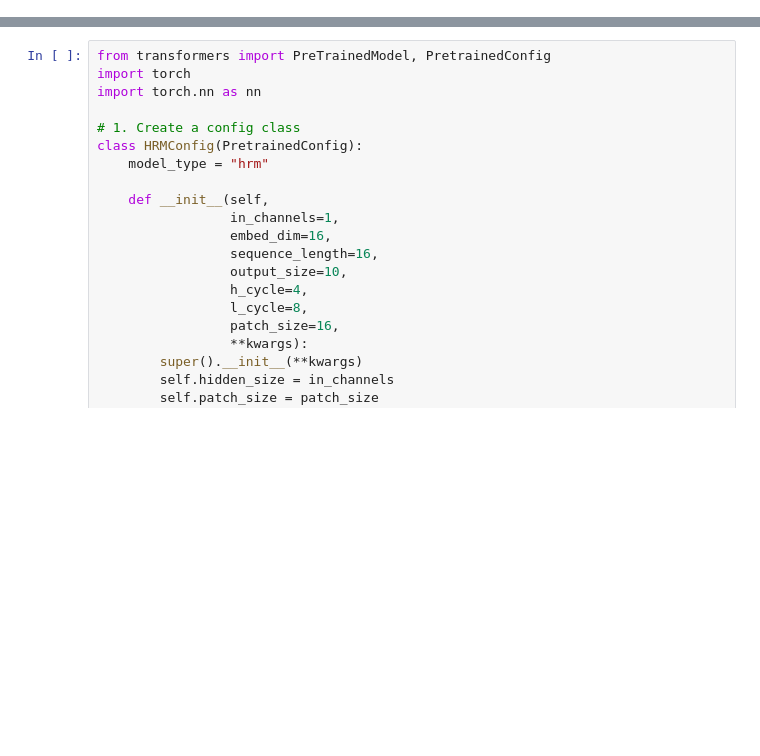
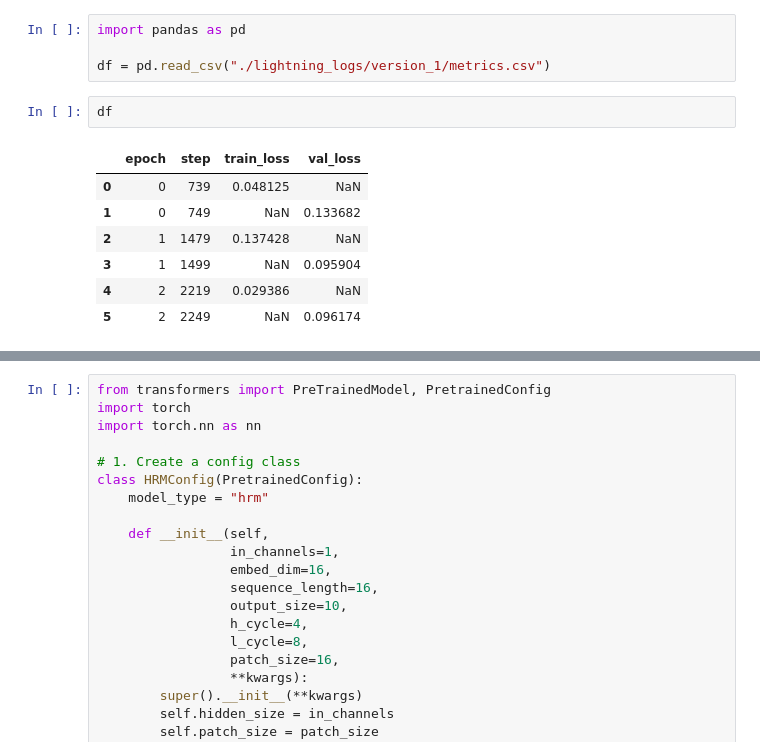
Before and after one commit to Rohit909-creator/Model_Tryouts, a Jupyter notebook: Lets Reproduce GPT-2 (124M)/hrm_testing.ipynb, the cells around one changed output, grey strips where cells are left out. Saved outputs shown, nothing was run; the diff lists cells and outputs as text; blank space fills up the shorter version.

```diff
--- a/Lets Reproduce GPT-2 (124M)/hrm_testing.ipynb
+++ b/Lets Reproduce GPT-2 (124M)/hrm_testing.ipynb
@@ -67,0 +414,14 @@ torch.Size([1, 10])
+# %%
+import pandas as pd
+
+df = pd.read_csv("./lightning_logs/version_1/metrics.csv")
+# %%
+df
+# %% [output]
+|  | epoch | step | train_loss | val_loss |
+| 0 | 0 | 739 | 0.048125 | NaN |
+| 1 | 0 | 749 | NaN | 0.133682 |
+| 2 | 1 | 1479 | 0.137428 | NaN |
+| 3 | 1 | 1499 | NaN | 0.095904 |
+| 4 | 2 | 2219 | 0.029386 | NaN |
+| 5 | 2 | 2249 | NaN | 0.096174 |
```
Also changed, not shown: parts of 18 cells of this notebook, 20 other files.
